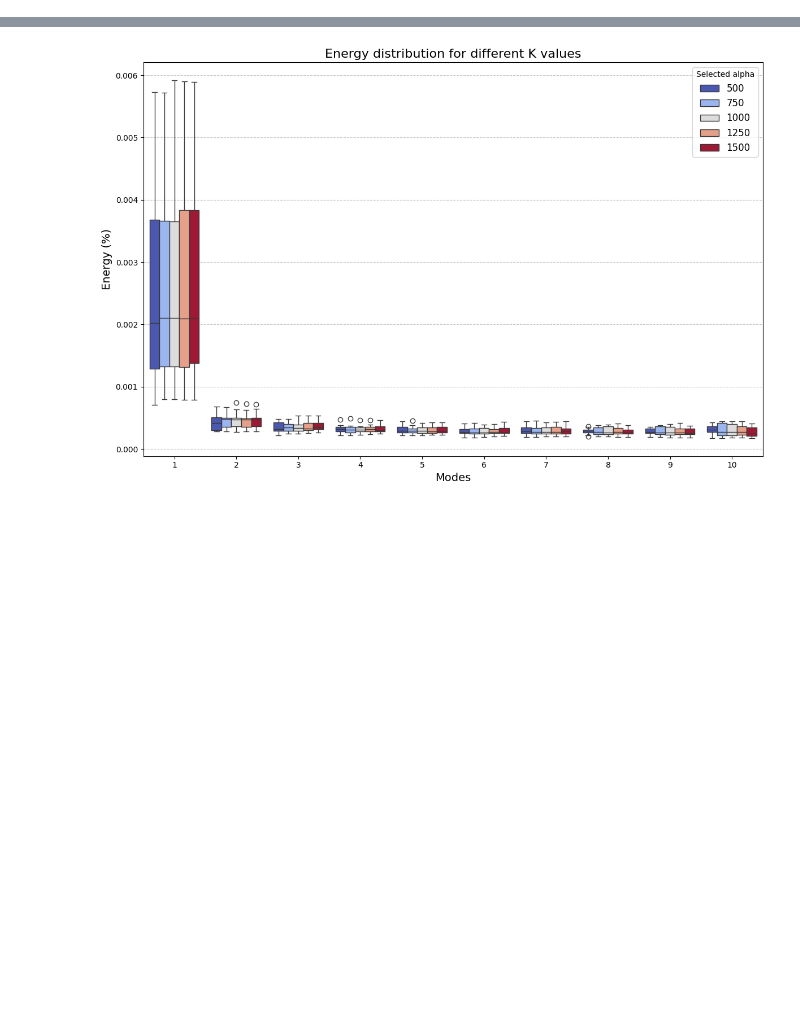
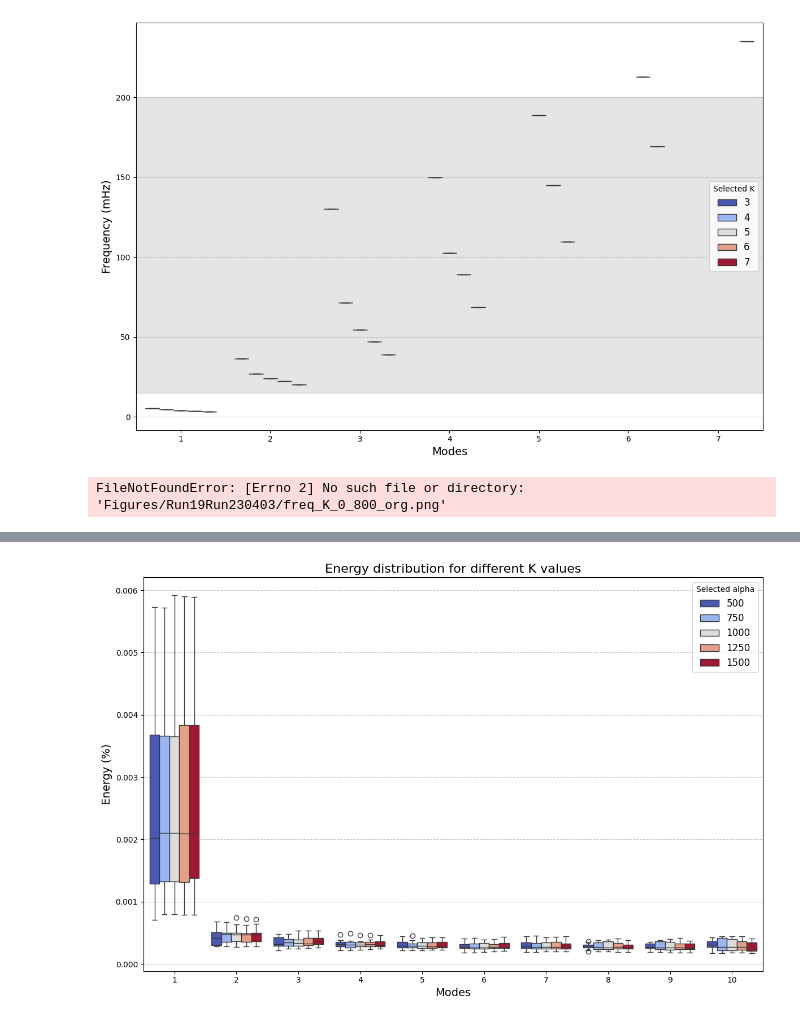
Before and after one commit to kostasvos37/PREP2025, a Jupyter notebook: data_presentation.ipynb, the cells around one changed output, grey strips where cells are left out. Drawn from its saved outputs; the diff is of its cells as text; code cells hidden in the pictures; blank space fills up the shorter version.

```diff
--- a/data_presentation.ipynb
+++ b/data_presentation.ipynb
@@ -139,0 +118,14 @@ data_df
+# %%
+display_frequency(('K', range(3, 8)), 'Run2304/Results_0mean/Results_run-0_2000ms_', title_ = None, disp = None)
+# %% [output]
+[figure, added]
+# %%
+%%capture
+
+display_frequency(('K', Ks), 'Run2304/Results_0mean/Results_run-0_800ms_', output_file = f'Figures/Run19Run230403/freq_K_{0}_{800}_org.png', title_ = None, disp = None)
+display_frequency(('K', range(3, 8)), 'Run2304/Results_0mean/Results_run-0_2000ms_', output_file = f'Figures/Run2304/freq_K_{0}_{2000}_org.png', title_ = None, disp = None)
+
+display_frequency(('K', Ks), 'Run2304/Results_0mean/Results_run-1_800ms_', output_file = f'Figures/Run2304/freq_K_{1}_{800}_org.png', title_ = None, disp = None)
+display_frequency(('K', range(3, 8)), 'Run2304/Results_0mean/Results_run-1_2000ms_', output_file = f'Figures/Run2304/freq_K_{1}_{2000}_org.png', title_ = None, disp = None)
+# %% [output]
+FileNotFoundError: [Errno 2] No such file or directory: 'Figures/Run19Run230403/freq_K_0_800_org.png'
```
Also changed, not shown: parts of 11 cells of this notebook.
